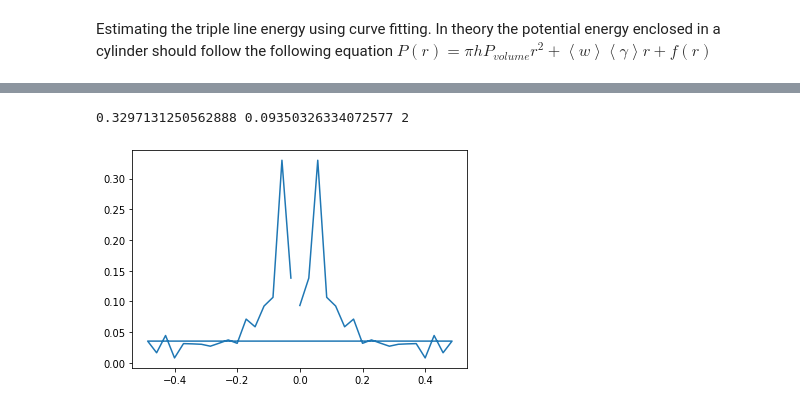
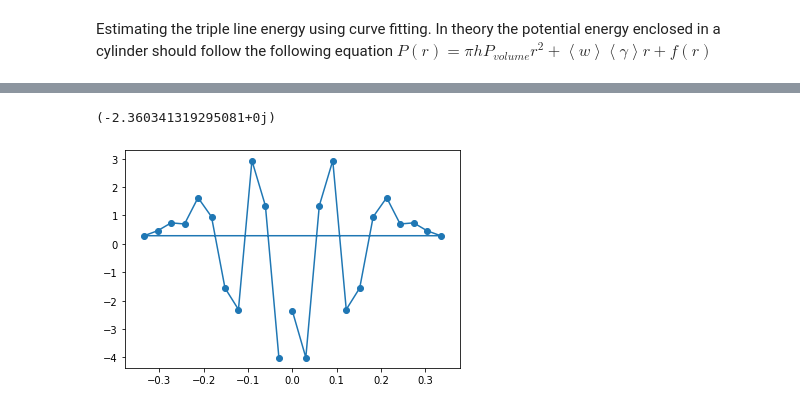
Before and after one commit to PaulTwine/TripleLines.github.io, a Jupyter notebook: TripleLine Fitting.ipynb, the cells around one changed output, grey strips where cells are left out. Cells and saved outputs as stored; diff of their text form; code cells hidden in the pictures.

```diff
--- a/TripleLine Fitting.ipynb
+++ b/TripleLine Fitting.ipynb
@@ -140,10 +144,16 @@ plt.show()
-# %%
-arrfft = np.fft.ifft(lstTJ)
-arrAmplitude = np.abs(arrfft)
-arrFrequency = np.fft.fftfreq(len(arrAmplitude))
-plt.plot(arrFrequency, arrAmplitude)
-intMax = np.argmax(arrAmplitude)
-print(arrAmplitude[intMax], arrAmplitude[0], intMax)
-# %% [output]
-0.3297131250562888 0.09350326334072577 2
-[figure, removed]
+# %%
+if np.mod(len(lstTJ),2) ==0:
+    lstTJ = lstTJ[:-1]
+    fltLastValue = lstValues[-2]
+else:
+    fltLastValue = lstValues[-1]
+arrfft = np.fft.fft(lstTJ)
+arrFrequency = np.fft.fftfreq(len(arrfft),fltIncrement)
+plt.scatter(arrFrequency, arrfft)
+plt.plot(arrFrequency, arrfft)
+intMax = np.argmax(arrfft)
+intPeriod = (1/arrFrequency[intMax]).astype('int')
+print(arrfft[0])
+# %% [output]
+(-2.360341319295081+0j)
+[figure, added]
```
Also changed, not shown: parts of 4 cells of this notebook.
